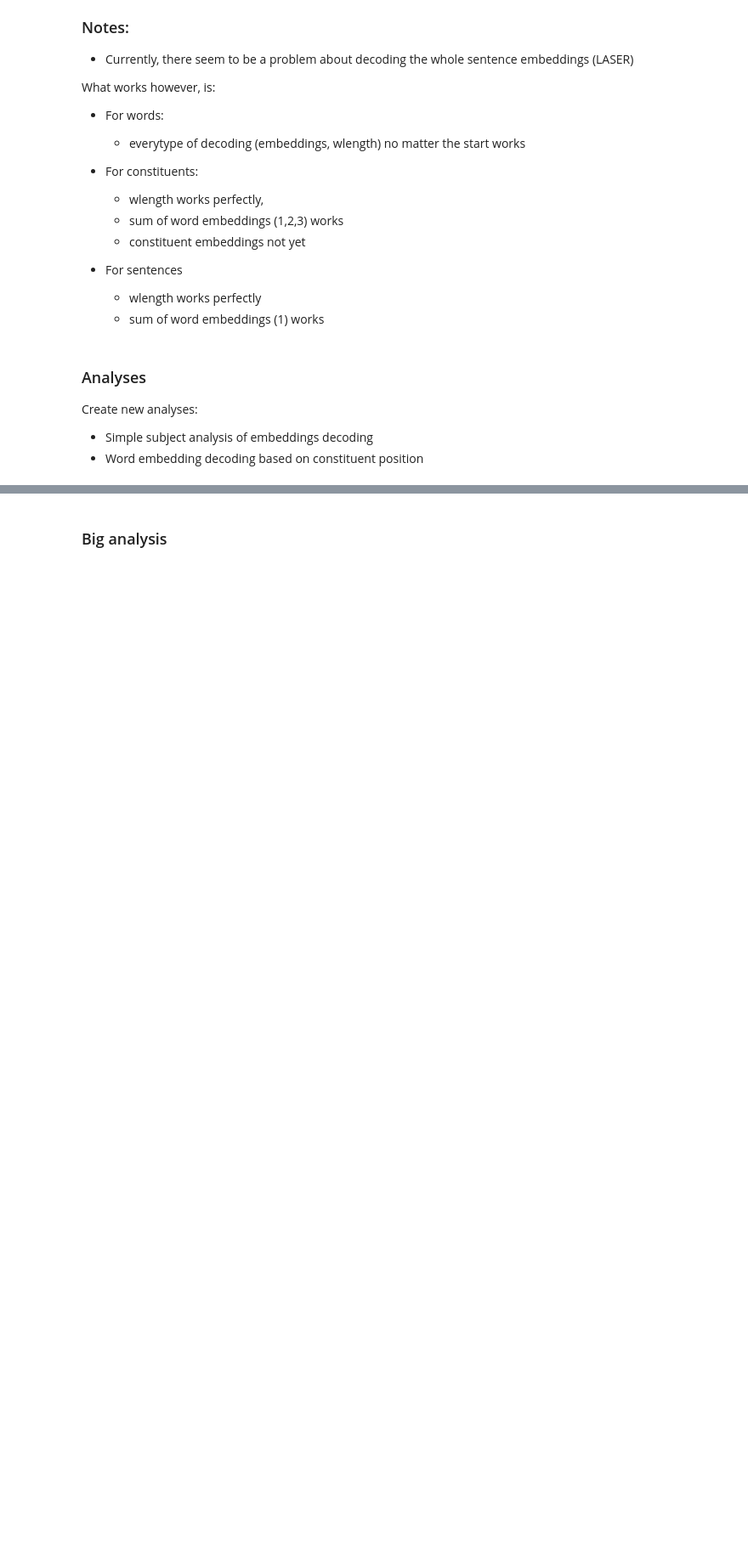
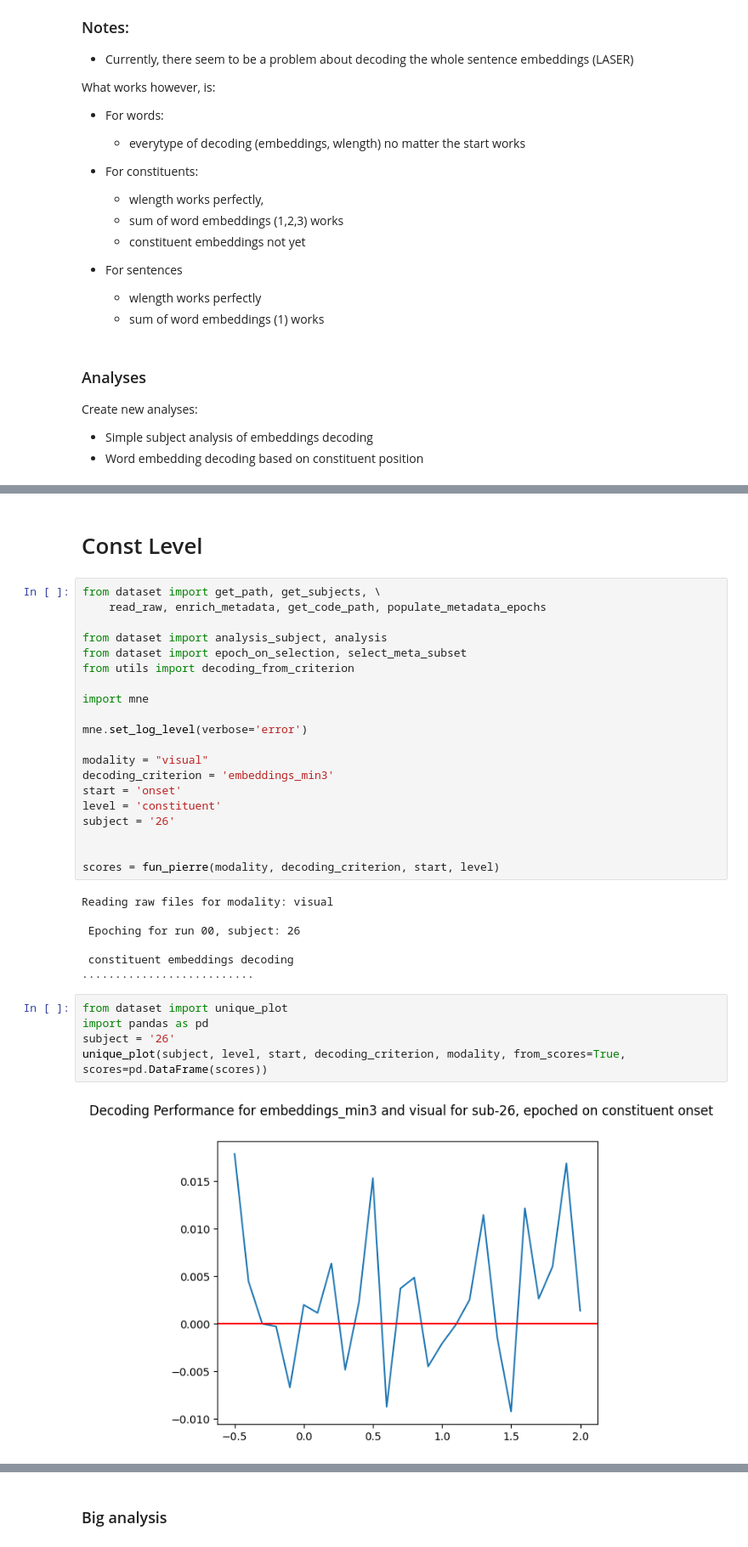
Before and after one commit to BelCorentin/neurospin-petit-prince, a Jupyter notebook: decoding/local_testing/analysis.ipynb, the cells around one changed output, grey strips where cells are left out. Shown at 85% size. Drawn from its saved outputs; the diff is of its cells as text; blank space fills up the shorter version.

```diff
--- a/decoding/local_testing/analysis.ipynb
+++ b/decoding/local_testing/analysis.ipynb
@@ -35,0 +73,36 @@ Create new analyses:
+# %% [markdown]
+# Const Level
+# %%
+from dataset import get_path, get_subjects, \
+    read_raw, enrich_metadata, get_code_path, populate_metadata_epochs
+
+from dataset import analysis_subject, analysis
+from dataset import epoch_on_selection, select_meta_subset
+from utils import decoding_from_criterion
+
+import mne
+
+mne.set_log_level(verbose='error')
+
+modality = "visual"
+decoding_criterion = 'embeddings_min3'
+start = 'onset'
+level = 'constituent'
+subject = '26'
+
+
+scores = fun_pierre(modality, decoding_criterion, start, level)
+# %% [output]
+Reading raw files for modality: visual
+
+ Epoching for run 00, subject: 26
+
+ constituent embeddings decoding
+..........................
+# %%
+from dataset import unique_plot
+import pandas as pd
+subject = '26'
+unique_plot(subject, level, start, decoding_criterion, modality, from_scores=True, scores=pd.DataFrame(scores))
+# %% [output]
+[figure, added]
```
Also changed, not shown: parts of 25 cells of this notebook, 51 other files.
